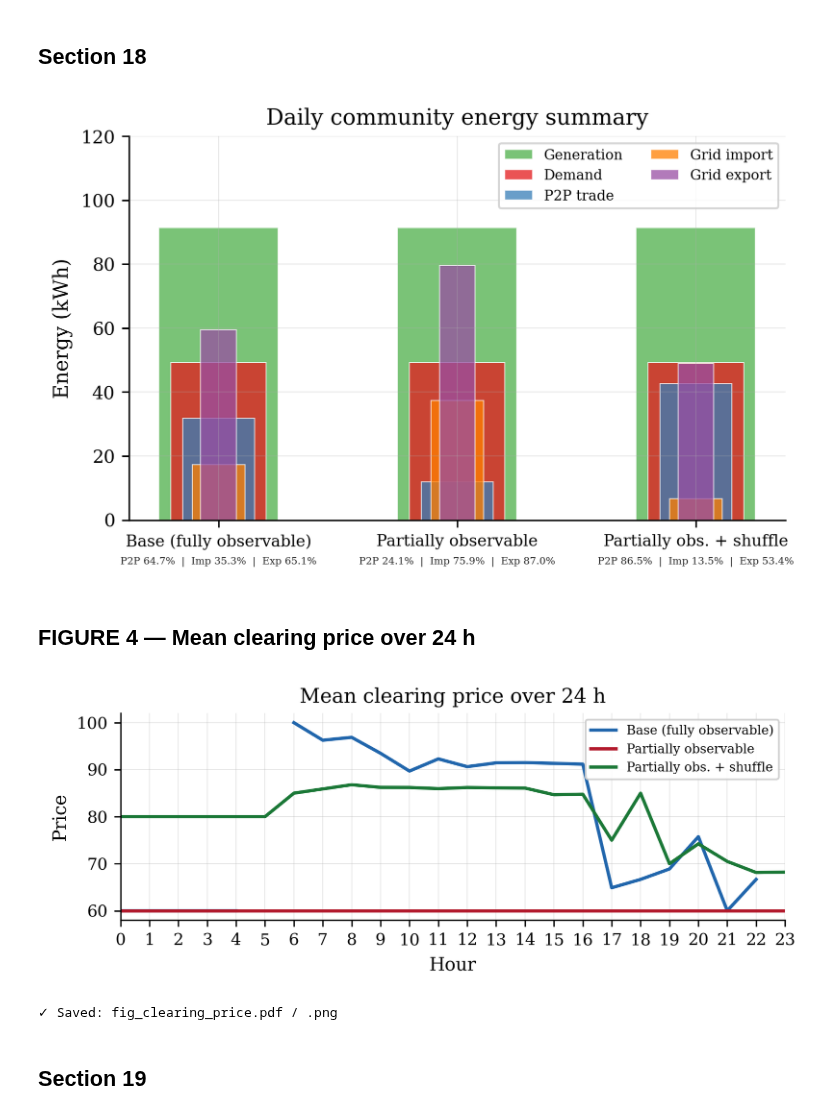
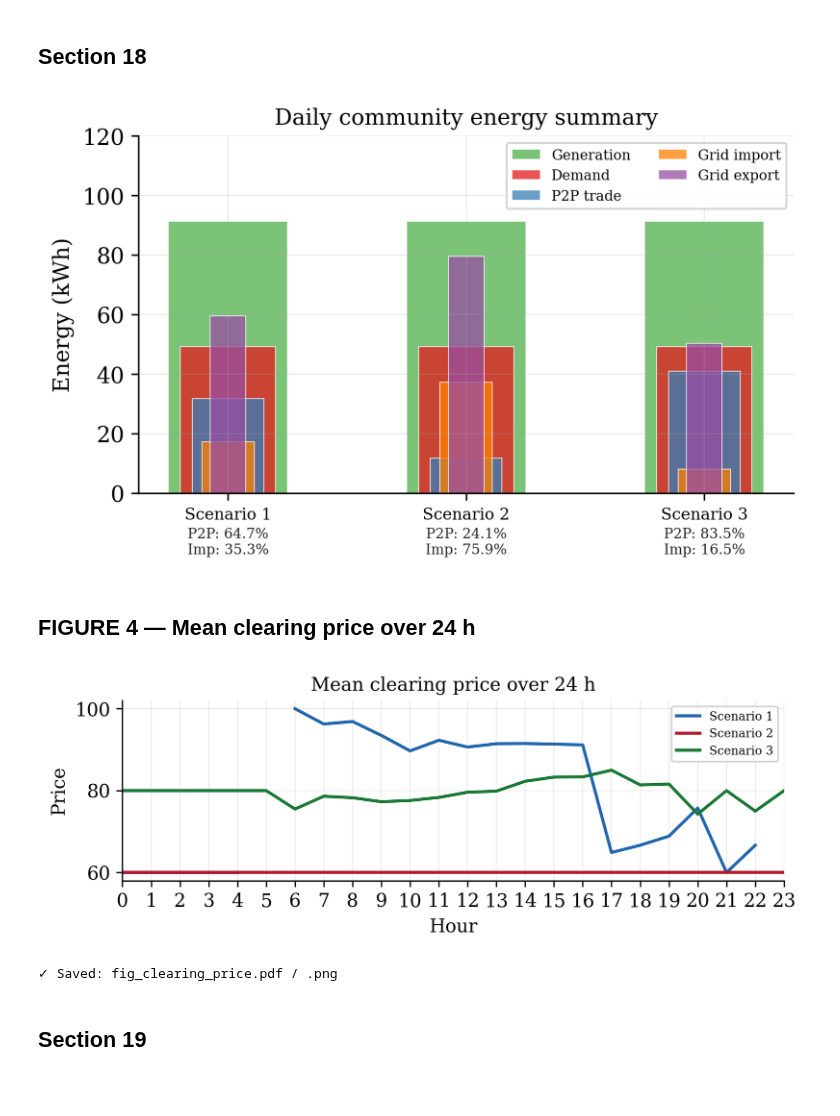
Before and after one commit to juanbmedina/marlgrid, a Jupyter notebook: data_analysis/ISGT_plots_improved.ipynb, the cells around one changed output. Drawn from its saved outputs; the diff is of its cells as text; code cells hidden in the pictures; blank space fills up the shorter version.

```diff
--- a/data_analysis/ISGT_plots_improved.ipynb
+++ b/data_analysis/ISGT_plots_improved.ipynb
@@ -67,9 +67,9 @@ plt.rcParams.update({
 # ═══════════════════════════════════════════════════════════════════════
 CASE_COLORS  = ["#2166ac", "#b2182b", "#1b7837"]   # blue, red, green
 CASE_LABELS  = [
-    "Base (fully observable)",
-    "Partially observable",
-    "Partially obs. + shuffle",
+    "Scenario 1",
+    "Scenario 2",
+    "Scenario 3",
 ]
 AGENT_CMAP = plt.colormaps.get_cmap("tab10")
 
@@ -198,9 +198,10 @@ ALGORITHM = "PPO"
 EXP_BASE  = "/home/juanbmedina/rllib/exp_results"
 
 EXPERIMENTS = {
-    "base":    "exp_results_2026-03-18_13-49-44",
-    "partial": "exp_results_2026-03-18_11-50-47",
-    "shuffle": "exp_results_2026-03-18_21-17-15",
+    "base":    "baseline_0",
+    "partial": "case1_0",
+    "shuffle": "case2_1",
+    # "shuffle": "exp_results_2026-03-28_13-40-46",
 }
 
 
@@ -284,7 +285,7 @@ agents = list(eval_data[keys_list[0]][0].columns)
 n_agents = len(agents)
 
 fig2, (ax2a, ax2b) = plt.subplots(
-    1, 2, figsize=(7.5, 3.5),
+    1, 2, figsize=(7.5, 3.8),
     gridspec_kw={"width_ratios": [3, 1]},
 )
 
@@ -315,17 +316,17 @@ for i, key in enumerate(keys_list):
         off = 0.01 * max(abs(vals).max(), 1) * (1 if val >= 0 else -1)
         ax2a.text(
             bar.get_x() + bar.get_width() / 2, val + off,
-            f"{val:.0f}", ha="center", va=va, fontsize=6,
+            f"{val:.0f}", ha="center", va=va, fontsize=8,
             color=CASE_COLORS[i], fontweight="bold",
         )
 
 ax2a.axhline(0, color="black", linewidth=0.6, linestyle="--", alpha=0.4)
 ax2a.set_xticks(x)
-ax2a.set_xticklabels(agents, fontsize=8)
+ax2a.set_xticklabels(agents, rotation=25)
 ax2a.set_xlabel("Agent")
 ax2a.set_ylabel("Cumulative reward")
 ax2a.set_title("Cumulative reward per agent")
-ax2a.legend(loc="best", fontsize=7)
+ax2a.legend(loc="best")
 
 # ── Right: Gini index bar chart ──
 bar_gini = ax2b.bar(
@@ -336,17 +337,17 @@ bar_gini = ax2b.bar(
 for bar, val in zip(bar_gini, gini_values):
     ax2b.text(
         bar.get_x() + bar.get_width() / 2, val + 0.01,
-        f"{val:.3f}", ha="center", va="bottom", fontsize=8, fontweight="bold",
+        f"{val:.3f}", ha="center", va="bottom", fontsize=9, fontweight="bold",
     )
 
 ax2b.set_xticks(np.arange(n_cases))
-ax2b.set_xticklabels(["Base", "Partial", "Shuffle"], fontsize=8, rotation=15)
+ax2b.set_xticklabels(["Scen. 1", "Scen. 2", "Scen. 3"], rotation=25)
 ax2b.set_ylabel("Gini coefficient")
 ax2b.set_title("Gini index")
 ax2b.set_ylim(0, max(gini_values) * 1.35 if max(gini_values) > 0 else 1.0)
 
 fig2.tight_layout()
-# fig2.savefig("/home/claude/fig_cumulative_reward_gini.pdf")
+fig2.savefig("/home/juanbmedina/rllib/plots/fig_cumulative_reward_gini.pdf")
 # fig2.savefig("/home/claude/fig_cumulative_reward_gini.png")
 # plt.close(fig2)
 
@@ -417,8 +418,8 @@ for i, key in enumerate(keys_list):
     # Import % and Export % below
     y_base = -0.12 * ax3.get_ylim()[1] if ax3.get_ylim()[1] > 0 else -1
     ax3.text(
-        i, y_base, f"P2P {pct_p2p:.1f}%  |  Imp {pct_import:.1f}%  |  Exp {pct_export:.1f}%",
-        ha="center", va="top", fontsize=5, color="0.15",
+        i, y_base, f"P2P: {pct_p2p:.1f}%\nImp: {pct_import:.1f}%",
+        ha="center", va="top", fontsize=7, color="0.15",
     )
 
 ax3.set_xticks(x_cases)
@@ -429,13 +430,13 @@ ax3.set_title("Daily community energy summary")
 ax3.legend(loc="upper right", fontsize=7, ncol=2)
 
 fig3.tight_layout()
-# fig3.savefig("/home/claude/fig_community_energy_pct.pdf")
+fig3.savefig("/home/juanbmedina/rllib/plots/fig_community_energy_pct.pdf")
 # fig3.savefig("/home/claude/fig_community_energy_pct.png")
 # plt.close(fig3)
 
 plt.show()
 # %% [output]
-[figure, old version]
+[figure, new version]
 # %% [markdown]
 ## FIGURE 4 — Mean clearing price over 24 h
 # %%
@@ -488,37 +489,37 @@ def load_clearing_price(csv_path):
 
     by_hour = df.groupby("hour_index")["clearing_mean"].mean().sort_index()
     return by_hour
 
 
 # ── Load clearing price for the three cases ─────────────────────────
 clearing_data = {}
 for key, exp_name in EXPERIMENTS.items():
     _, ep = _paths(exp_name)
     clearing_data[key] = load_clearing_price(ep)
 
 # ── Plot ────────────────────────────────────────────────────────────
-fig4, ax4 = plt.subplots(figsize=(6, 2.5))
+fig4, ax4 = plt.subplots(figsize=(6.5, 2.5))
 
 for i, key in enumerate(keys_list):
     ch = clearing_data[key]
     hours = ch.index.values
     ax4.plot(hours, ch.values, linestyle="-", linewidth=1.8,
              color=CASE_COLORS[i], label=CASE_LABELS[i])
 
 ax4.set_xlabel("Hour")
 ax4.set_ylabel("Price")
 ax4.set_title("Mean clearing price over 24 h")
 ax4.set_xticks(np.arange(0, 24))
 ax4.legend(fontsize=7, loc="best", framealpha=0.9)
 ax4.set_xlim(0, 23)
 
 fig4.tight_layout()
-fig4.savefig("fig_clearing_price.pdf")
-fig4.savefig("fig_clearing_price.png")
+fig4.savefig("/home/juanbmedina/rllib/plots/fig_clearing_price.pdf")
+# fig4.savefig("fig_clearing_price.png")
 plt.show()
 print("✓ Saved: fig_clearing_price.pdf / .png")
 # %% [output]
-[figure, old version]
+[figure, new version]
 ✓ Saved: fig_clearing_price.pdf / .png
 # %% [markdown]
 ## Section 19
```
Also changed, not shown: parts of 7 cells of this notebook, 22 other files.
